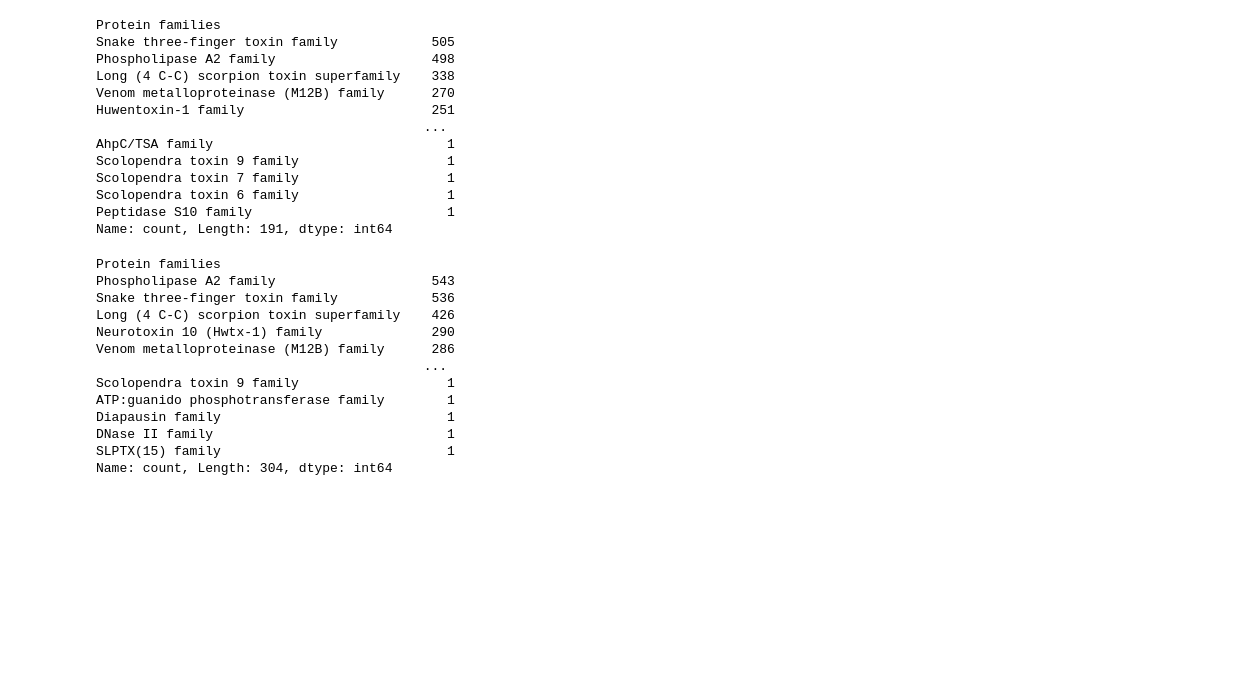
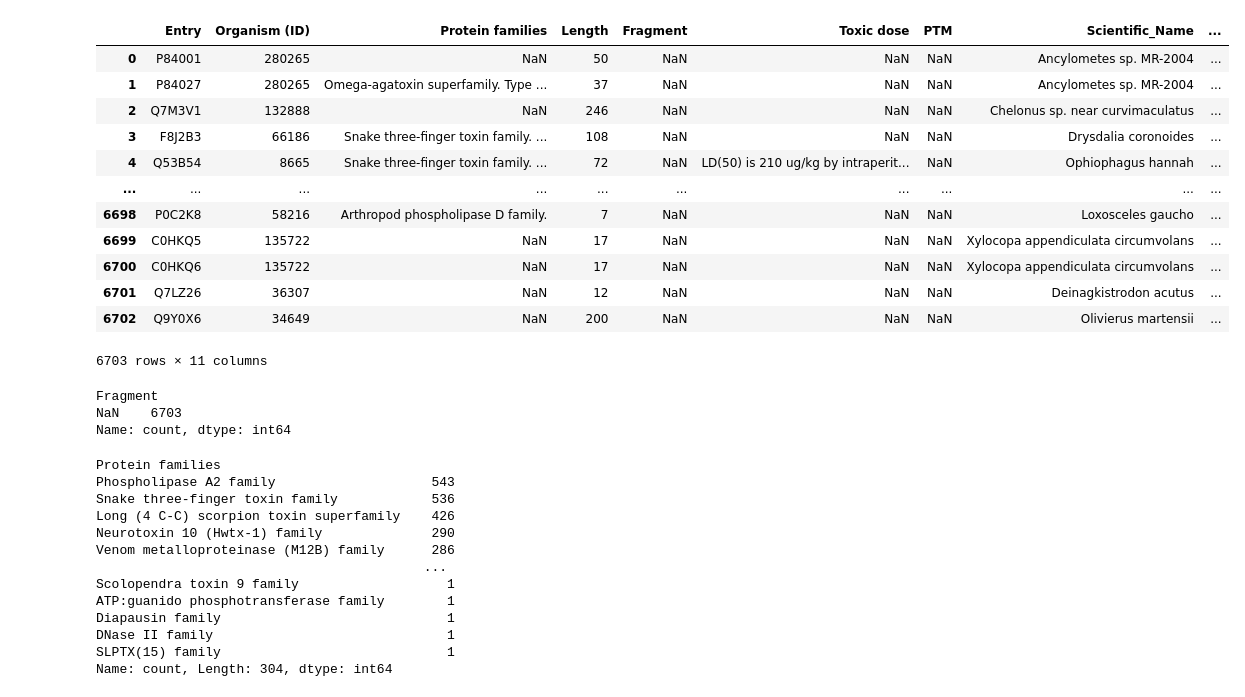
Before and after one commit to tsenoner/toxprot25, a Jupyter notebook: notebook/protfam_figures.ipynb, the cells around one changed output. Saved outputs shown, nothing was run; the diff lists cells and outputs as text; code cells hidden in the pictures; blank space fills up the shorter version.

```diff
--- a/notebook/protfam_figures.ipynb
+++ b/notebook/protfam_figures.ipynb
@@ -40,19 +40,25 @@ change_protfams(toxprot_25)
+# %%
+toxprot_17
+# %% [output]
+|  | Entry | Organism (ID) | Protein families | Length | Fragment | Toxic dose | PTM | Scientific_Name | ... |
+| 0 | P84001 | 280265 | NaN | 50 | NaN | NaN | NaN | Ancylometes sp. MR-2004 | ... |
+| 1 | P84027 | 280265 | Omega-agatoxin superfamily. Type ... | 37 | NaN | NaN | NaN | Ancylometes sp. MR-2004 | ... |
+| 2 | Q7M3V1 | 132888 | NaN | 246 | NaN | NaN | NaN | Chelonus sp. near curvimaculatus | ... |
+| 3 | F8J2B3 | 66186 | Snake three-finger toxin family. ... | 108 | NaN | NaN | NaN | Drysdalia coronoides | ... |
+| 4 | Q53B54 | 8665 | Snake three-finger toxin family. ... | 72 | NaN | LD(50) is 210 ug/kg by intraperit... | NaN | Ophiophagus hannah | ... |
+| ... | ... | ... | ... | ... | ... | ... | ... | ... | ... |
+| 6698 | P0C2K8 | 58216 | Arthropod phospholipase D family. | 7 | NaN | NaN | NaN | Loxosceles gaucho | ... |
+| 6699 | C0HKQ5 | 135722 | NaN | 17 | NaN | NaN | NaN | Xylocopa appendiculata circumvolans | ... |
+| 6700 | C0HKQ6 | 135722 | NaN | 17 | NaN | NaN | NaN | Xylocopa appendiculata circumvolans | ... |
+| 6701 | Q7LZ26 | 36307 | NaN | 12 | NaN | NaN | NaN | Deinagkistrodon acutus | ... |
+| 6702 | Q9Y0X6 | 34649 | NaN | 200 | NaN | NaN | NaN | Olivierus martensii | ... |
+6703 rows × 11 columns
 # %%
-toxprot_17['Protein families'].value_counts()
+toxprot_17["Fragment"].value_counts(dropna=False)
 # %% [output]
-Protein families
-Snake three-finger toxin family            505
-Phospholipase A2 family                    498
-Long (4 C-C) scorpion toxin superfamily    338
-Venom metalloproteinase (M12B) family      270
-Huwentoxin-1 family                        251
-                                          ...
-AhpC/TSA family                              1
-Scolopendra toxin 9 family                   1
-Scolopendra toxin 7 family                   1
-Scolopendra toxin 6 family                   1
-Peptidase S10 family                         1
-Name: count, Length: 191, dtype: int64
+Fragment
+NaN    6703
+Name: count, dtype: int64
 # %%
 toxprot_25['Protein families'].value_counts()
 # %% [output]
```
Also changed, not shown: parts of 10 cells of this notebook, 4 other files.
